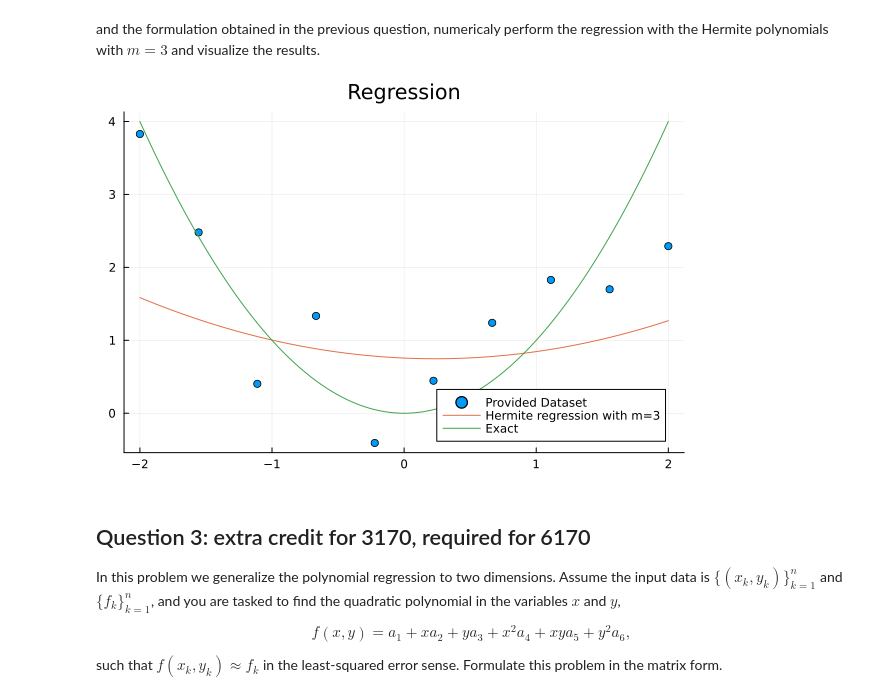
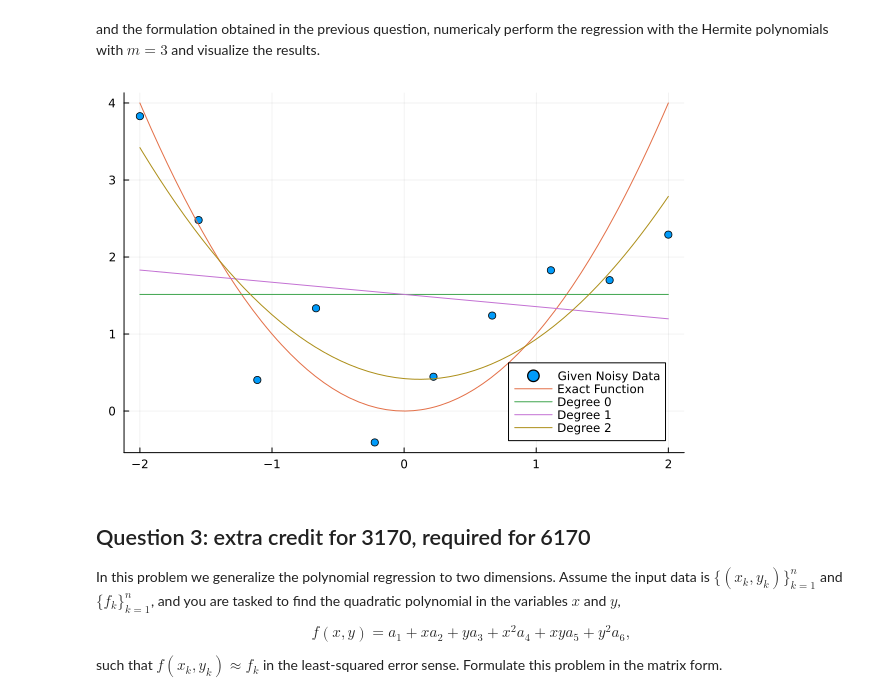
Before and after one commit to jloch206/Comp_Phys_Lochner, a Jupyter notebook: Homework4.ipynb, the cells around one changed output. Drawn from its saved outputs; the diff is of its cells as text; code cells hidden in the pictures.

```diff
--- a/Homework4.ipynb
+++ b/Homework4.ipynb
@@ -94,13 +80,16 @@ plt1=scatter(x_given, f_given,title="Provided Noisy Data")
 # %% [markdown]
 and the formulation obtained in the previous question, numericaly perform the regression with the Hermite polynomials with $m=3$ and visualize the results.
 # %%
-x_set=range(-2, 2, 100)
-reg_vals=poly_regression(x_given, f_given, 3, x_set)
-pt1=scatter(x_given,f_given,label="Provided Dataset")
-plot!(pt1,x_set,reg_vals,label="Hermite regression with m=3",title="Regression")
-plot!(pt1, x_set, x_set.^2, label="Exact")
+scatter(x_given, f_given, label = "Given Noisy Data")
+plot!(x -> f_exact(x), label = "Exact Function")
+
+for i in 0:2
+    regression = hermite_regression(x_given, f_given, i)
+    plot!(regression, label = "Degree $i")
+end
+plot!()
 # %% [output]
-[figure, old version]
+[figure, new version]
 # %% [markdown]
 ## Question 3: extra credit for 3170, required for 6170
 
```
Also changed, not shown: parts of 1 cell of this notebook.
